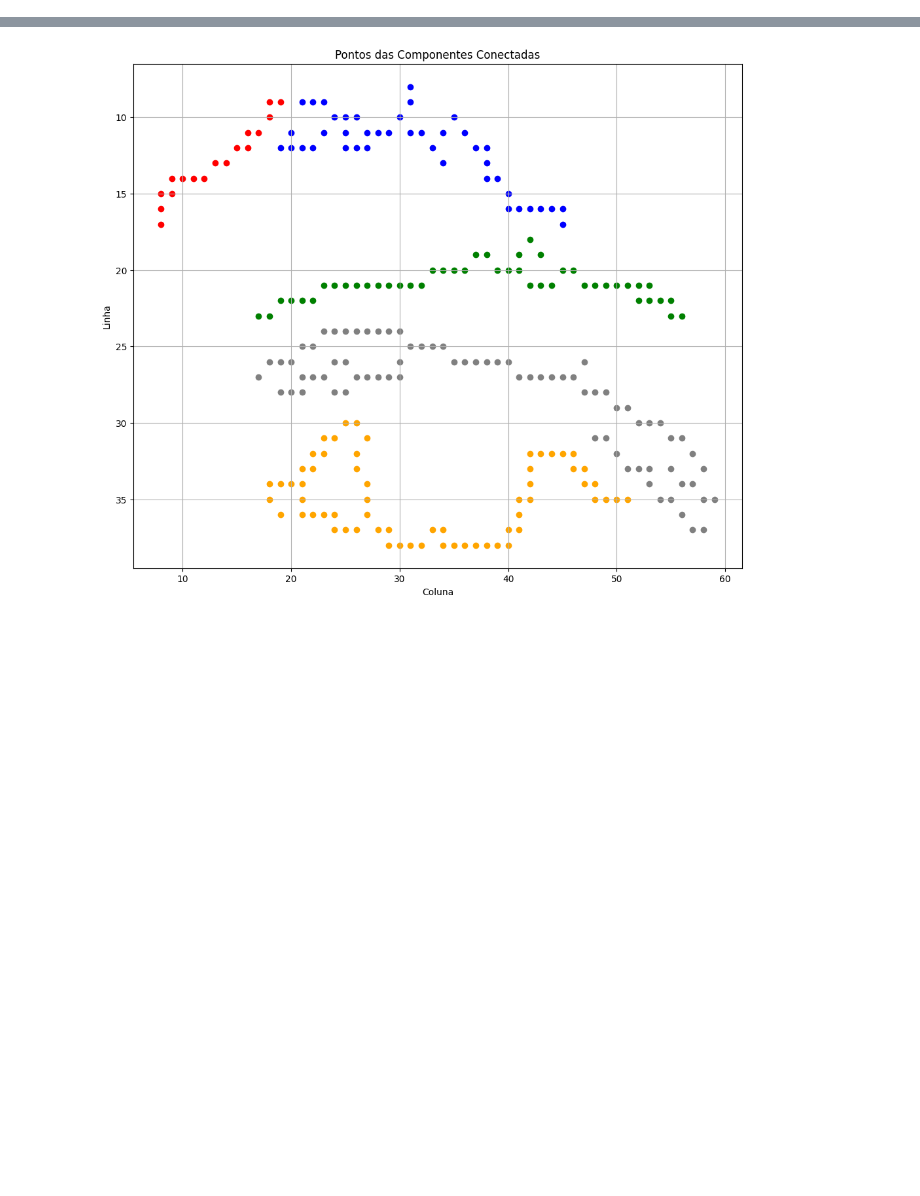
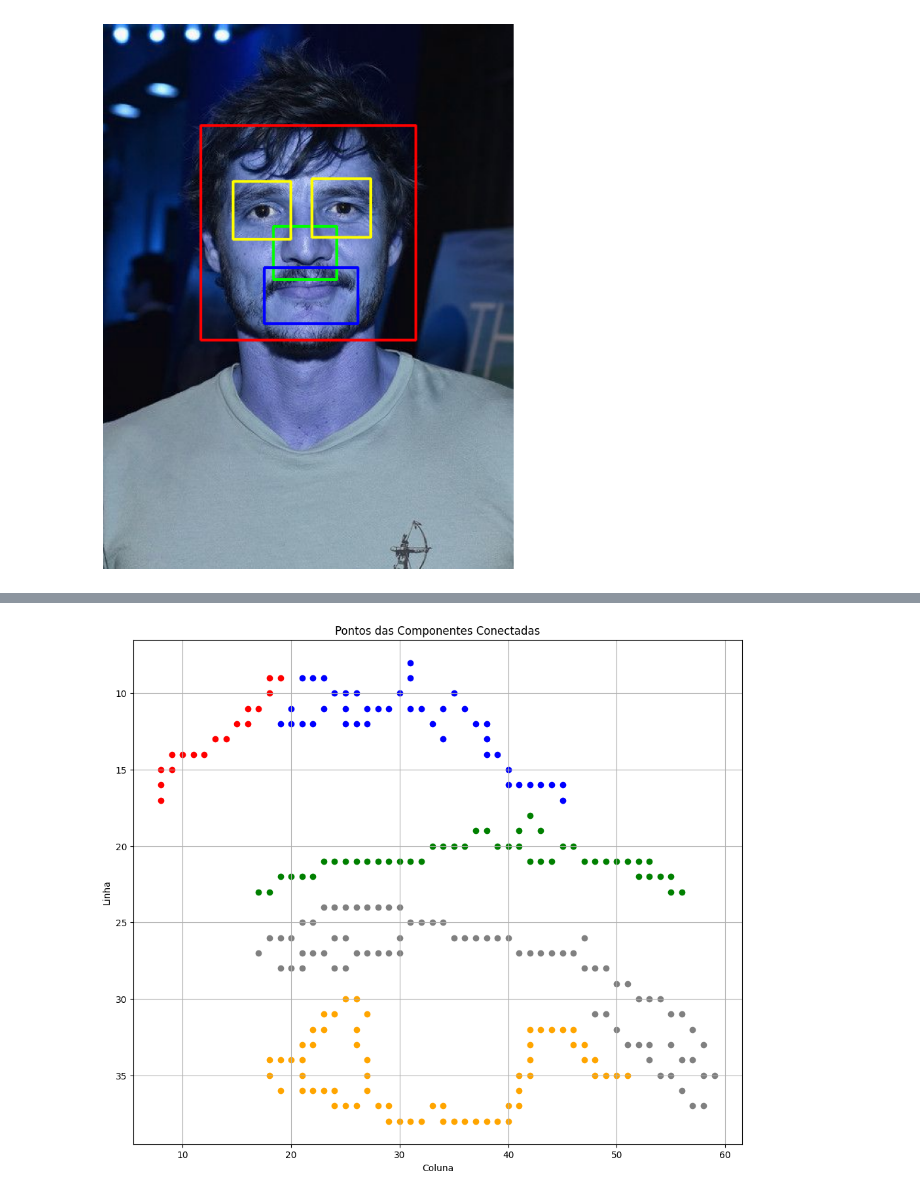
Before and after one commit to MariaLuizaLogrado/PVA, a Jupyter notebook: face_recognition.ipynb, the cells around one changed output, grey strips where cells are left out. Cells and saved outputs as stored; diff of their text form; code cells hidden in the pictures; blank space fills up the shorter version.

```diff
--- a/face_recognition.ipynb
+++ b/face_recognition.ipynb
@@ -148,0 +186,23 @@ Tempo8 0.10472869873046875
+# %%
+img = cv2.imread('image/pedro.jpg')
+gray_image = cv2.cvtColor(img, cv2.COLOR_BGR2GRAY)
+detection = Detection(gray_image)
+detection.compute_all_detections()
+
+cv2.imshow("teste", detection.face.img)
+cv2.waitKey(0)
+cv2.destroyAllWindows()
+cv2.imshow("teste", detection.nose.img)
+cv2.waitKey(0)
+cv2.destroyAllWindows()
+cv2.imshow("teste", detection.mouth.img)
+cv2.waitKey(0)
+cv2.destroyAllWindows()
+cv2.imshow("teste", detection.left_eye.img)
+cv2.waitKey(0)
+cv2.destroyAllWindows()
+cv2.imshow("teste", detection.right_eye.img)
+
+
+cv2.waitKey(0)
+cv2.destroyAllWindows()
@@ -149,3 +264,24 @@ Tempo8 0.10472869873046875
+# %%
+if detection is not None:
+    if detection.face is not None:
+        x, y, w, h = detection.face.x, detection.face.y, detection.face.w, detection.face.h
+        cv2.rectangle(img, (x, y), (x+w, y+h), (255, 0, 0), 2)
+    if detection.nose is not None:
+        x, y, w, h = detection.face.x + detection.nose.x, detection.face.y + detection.nose.y, detection.nose.w, detection.nose.h
+        cv2.rectangle(img, (x, y), (x+w, y+h), (0, 255, 0), 2)
+    if detection.mouth is not None:
+        x, y, w, h = detection.face.x + detection.mouth.x, detection.face.y + detection.mouth.y, detection.mouth.w, detection.mouth.h
+        cv2.rectangle(img, (x, y), (x+w, y+h), (0, 0, 255), 2)
+    if detection.left_eye is not None:
+        x, y, w, h = detection.face.x + detection.left_eye.x, detection.face.y + detection.left_eye.y, detection.left_eye.w, detection.left_eye.h
+        cv2.rectangle(img, (x, y), (x+w, y+h), (255, 255, 0), 2)
+    if detection.right_eye is not None:
+        x, y, w, h = detection.face.x + detection.right_eye.x, detection.face.y + detection.right_eye.y, detection.right_eye.w, detection.right_eye.h
+        cv2.rectangle(img, (x, y), (x+w, y+h), (255, 255, 0), 2)
+
+display_image(img)
+# %% [output]
+[figure, added]
 # %%
 highlight_components(results[0][2].left_eye_dict, results[0][4].dic_main_left_eye_cc)
 plot_logest_path(results[0][2].left_eye_dict, results[0][6].longest_path_left_eye, results[0][5].nodes_left_eye)
```
Also changed, not shown: parts of 7 cells of this notebook, 3 other files.
